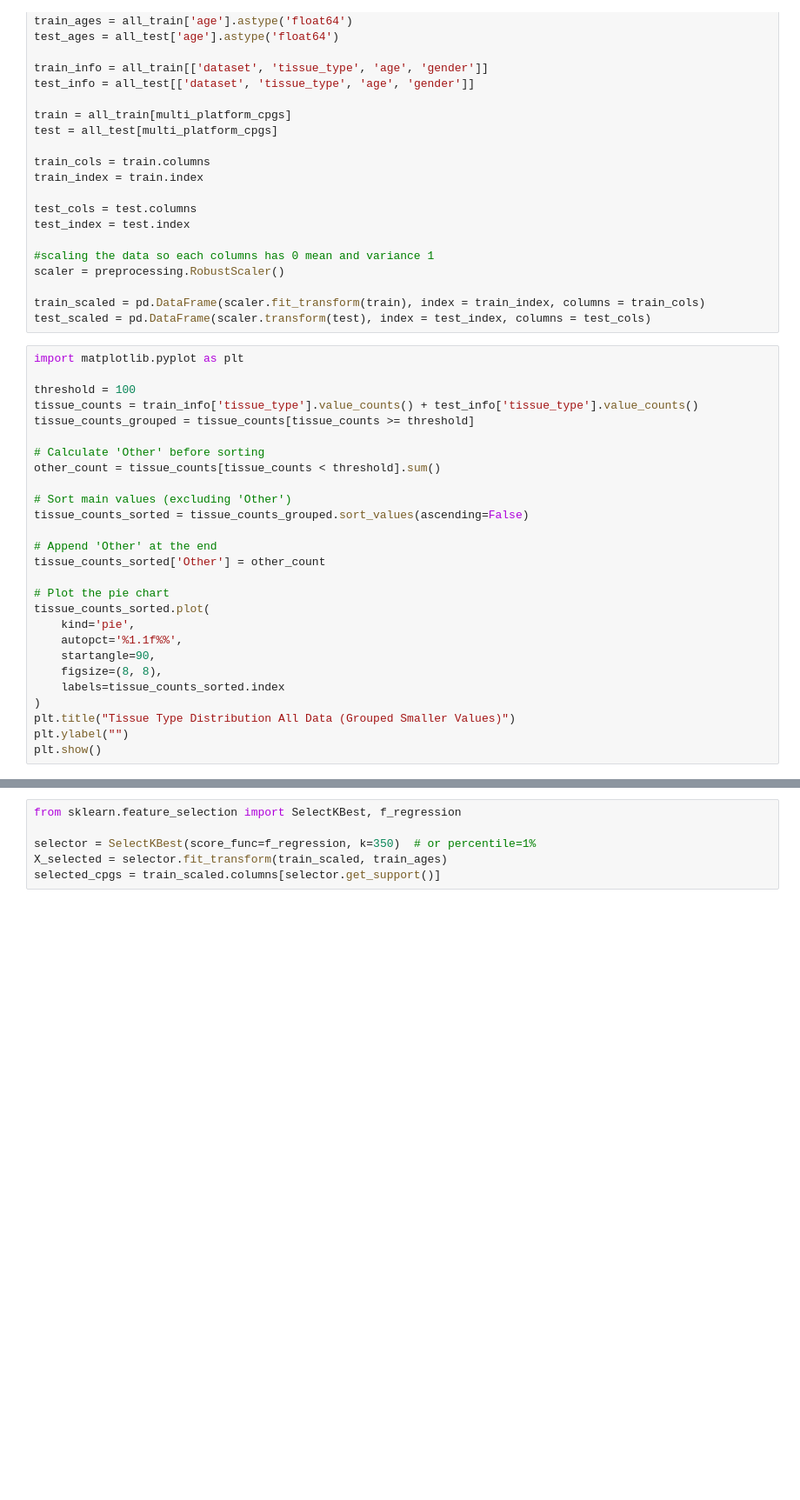
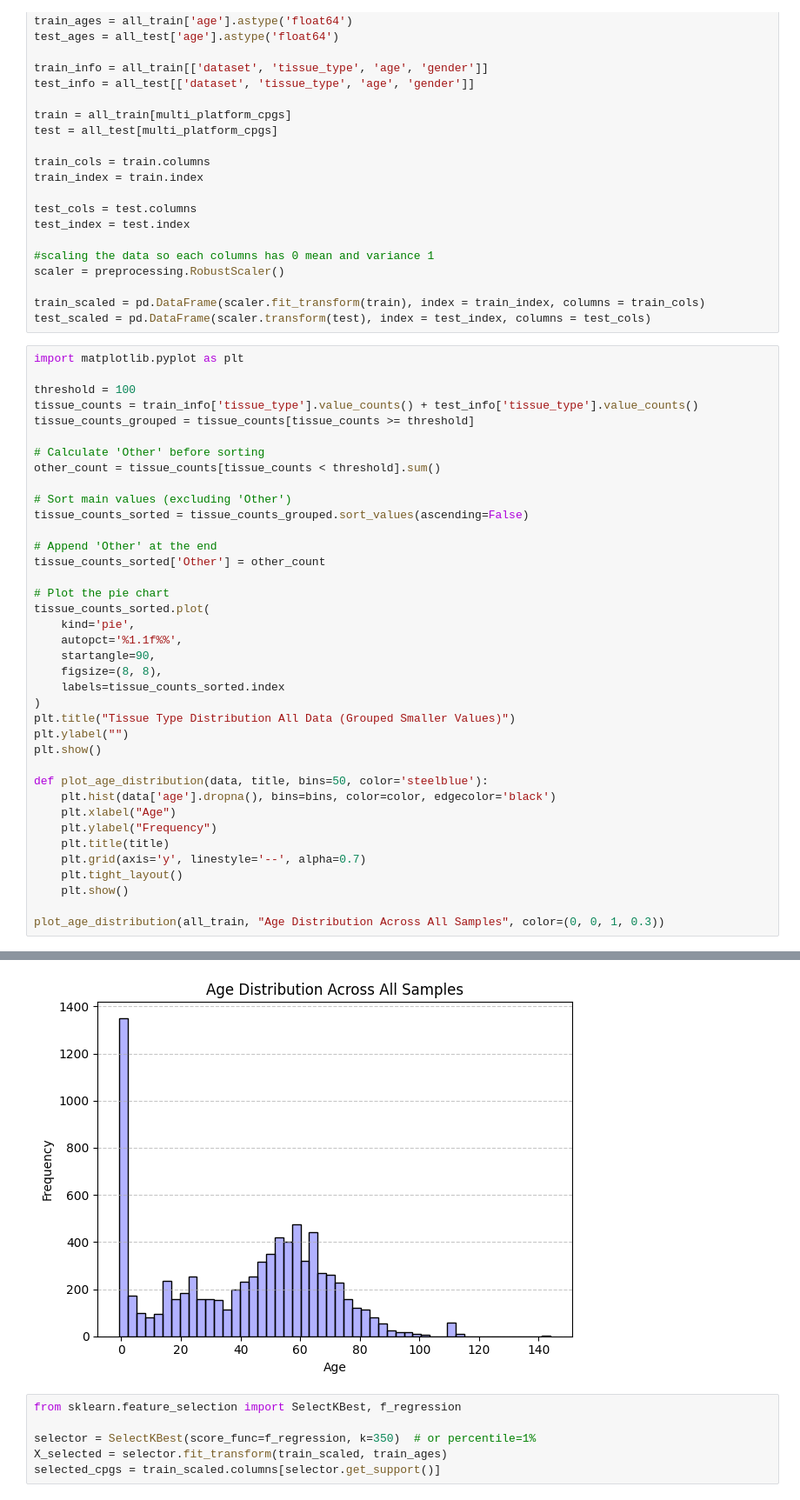
Before and after one commit to elena011/rp-delft, a Jupyter notebook: models/best_models.ipynb, the cells around one changed output, grey strips where cells are left out. Shown: that part at 87% size. Drawn from its saved outputs; the diff is of its cells as text; blank space fills up the shorter version.

```diff
--- a/models/best_models.ipynb
+++ b/models/best_models.ipynb
@@ -266,32 +266,44 @@ test_scaled = pd.DataFrame(scaler.transform(test), index = test_index, columns =
 # %%
 import matplotlib.pyplot as plt
 
 threshold = 100
 tissue_counts = train_info['tissue_type'].value_counts() + test_info['tissue_type'].value_counts()
 tissue_counts_grouped = tissue_counts[tissue_counts >= threshold]
 
 # Calculate 'Other' before sorting
 other_count = tissue_counts[tissue_counts < threshold].sum()
 
 # Sort main values (excluding 'Other')
 tissue_counts_sorted = tissue_counts_grouped.sort_values(ascending=False)
 
 # Append 'Other' at the end
 tissue_counts_sorted['Other'] = other_count
 
 # Plot the pie chart
 tissue_counts_sorted.plot(
     kind='pie',
     autopct='%1.1f%%',
     startangle=90,
     figsize=(8, 8),
     labels=tissue_counts_sorted.index
 )
 plt.title("Tissue Type Distribution All Data (Grouped Smaller Values)")
 plt.ylabel("")
 plt.show()
+
+def plot_age_distribution(data, title, bins=50, color='steelblue'):
+    plt.hist(data['age'].dropna(), bins=bins, color=color, edgecolor='black')
+    plt.xlabel("Age")
+    plt.ylabel("Frequency")
+    plt.title(title)
+    plt.grid(axis='y', linestyle='--', alpha=0.7)
+    plt.tight_layout()
+    plt.show()
+
+plot_age_distribution(all_train, "Age Distribution Across All Samples", color=(0, 0, 1, 0.3))
 # %% [output]
 [figure]
+[figure, added]
 # %%
 from sklearn.feature_selection import SelectKBest, f_regression
 
```
Also changed, not shown: parts of 3 cells of this notebook.
